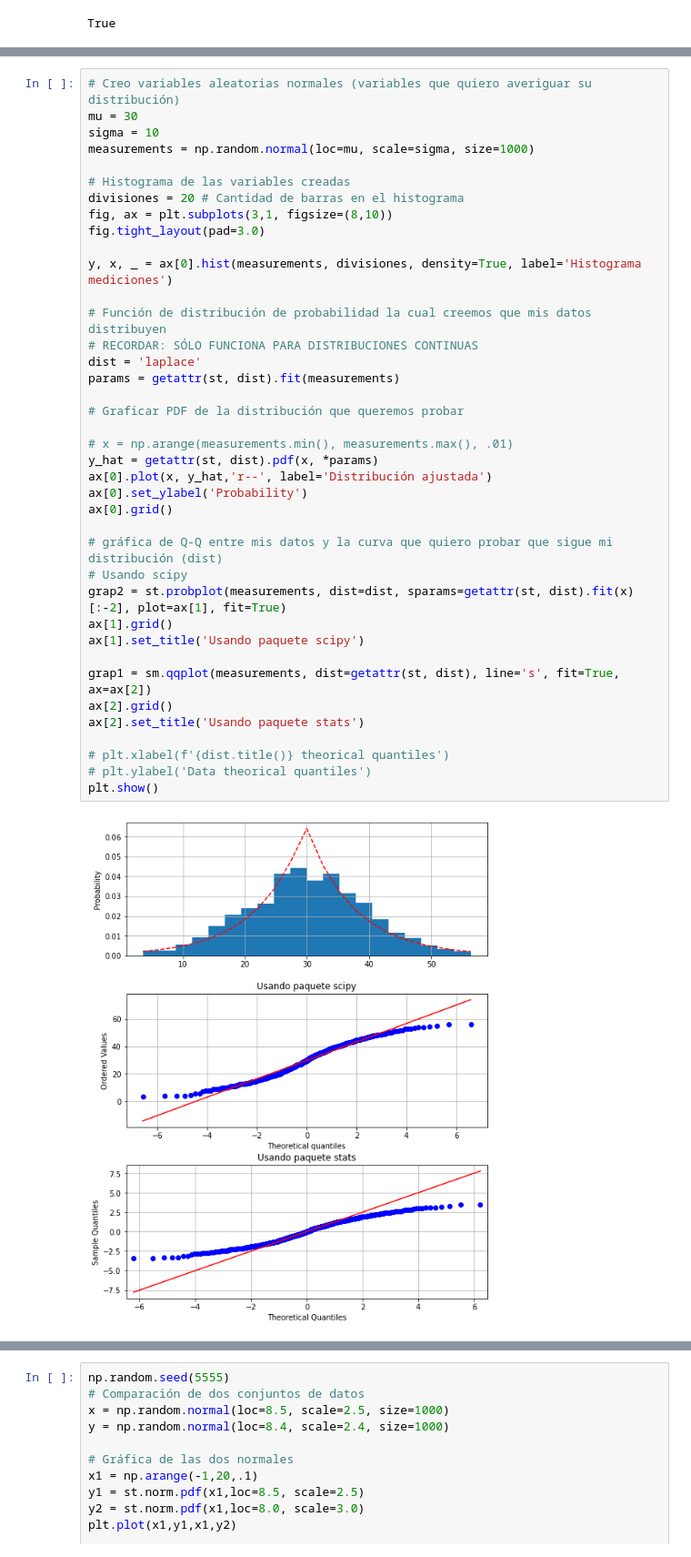
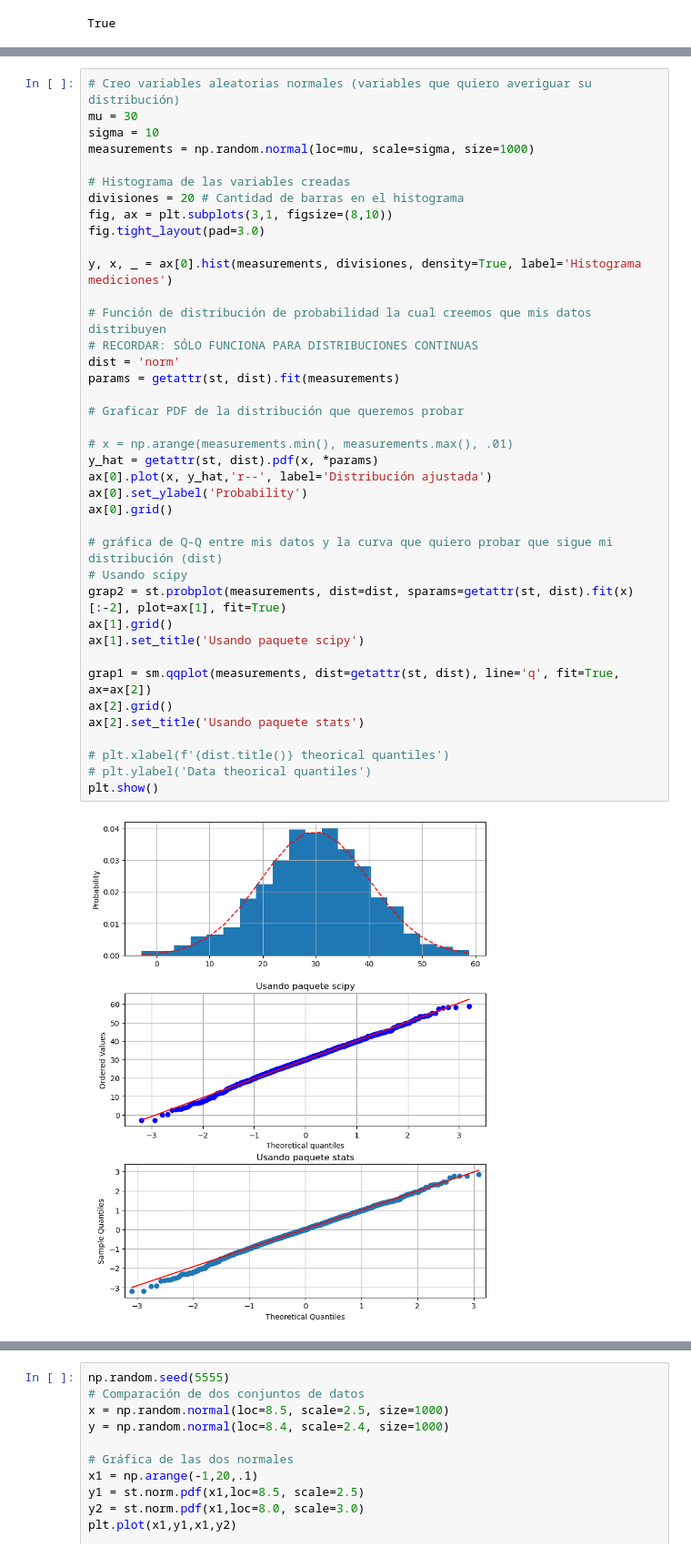
Before and after one commit to Diegoech188/SPF-2023-II, a Jupyter notebook: TEMA-2/Clase19_ComprobacionDeDistribuciones.ipynb, the cells around one changed output, grey strips where cells are left out. Shown at 91% size. Drawn from its saved outputs; the diff is of its cells as text.

```diff
--- a/TEMA-2/Clase19_ComprobacionDeDistribuciones.ipynb
+++ b/TEMA-2/Clase19_ComprobacionDeDistribuciones.ipynb
@@ -158,35 +216,35 @@ divisiones = 20 # Cantidad de barras en el histograma
 fig, ax = plt.subplots(3,1, figsize=(8,10))
 fig.tight_layout(pad=3.0)
 
 y, x, _ = ax[0].hist(measurements, divisiones, density=True, label='Histograma mediciones')
 
 # Función de distribución de probabilidad la cual creemos que mis datos distribuyen
 # RECORDAR: SÓLO FUNCIONA PARA DISTRIBUCIONES CONTINUAS
-dist = 'laplace'
+dist = 'norm'
 params = getattr(st, dist).fit(measurements)
 
 # Graficar PDF de la distribución que queremos probar
 
 # x = np.arange(measurements.min(), measurements.max(), .01)
 y_hat = getattr(st, dist).pdf(x, *params)
 ax[0].plot(x, y_hat,'r--', label='Distribución ajustada')
 ax[0].set_ylabel('Probability')
 ax[0].grid()
 
 # gráfica de Q-Q entre mis datos y la curva que quiero probar que sigue mi distribución (dist)
 # Usando scipy
 grap2 = st.probplot(measurements, dist=dist, sparams=getattr(st, dist).fit(x)[:-2], plot=ax[1], fit=True)
 ax[1].grid()
 ax[1].set_title('Usando paquete scipy')
 
-grap1 = sm.qqplot(measurements, dist=getattr(st, dist), line='s', fit=True, ax=ax[2])
+grap1 = sm.qqplot(measurements, dist=getattr(st, dist), line='q', fit=True, ax=ax[2])
 ax[2].grid()
 ax[2].set_title('Usando paquete stats')
 
 # plt.xlabel(f'{dist.title()} theorical quantiles')
 # plt.ylabel('Data theorical quantiles')
 plt.show()
 # %% [output]
-[figure, old version]
+[figure, new version]
 # %%
 ######## t-student
```
Also changed, not shown: parts of 18 cells of this notebook, 5 other files.
